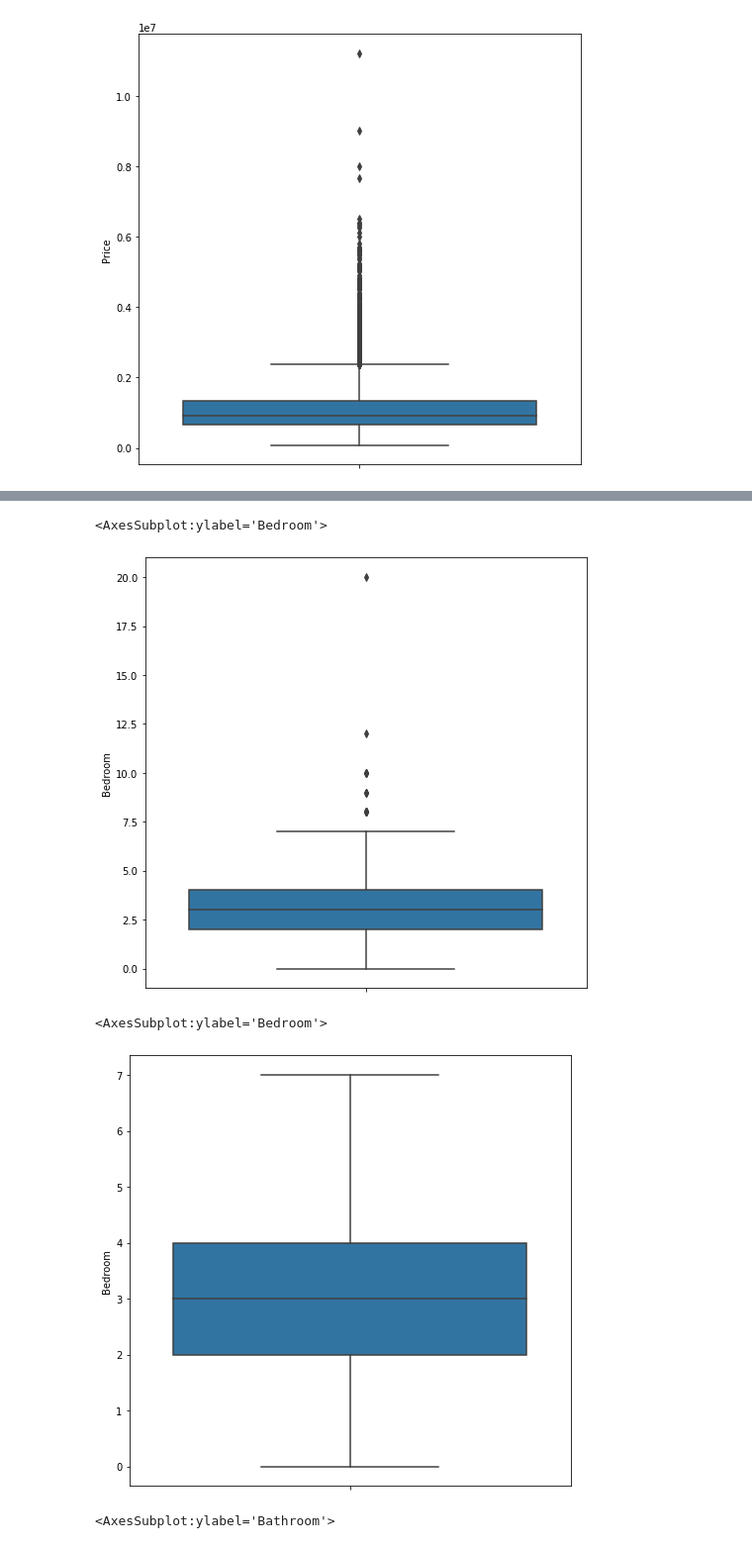
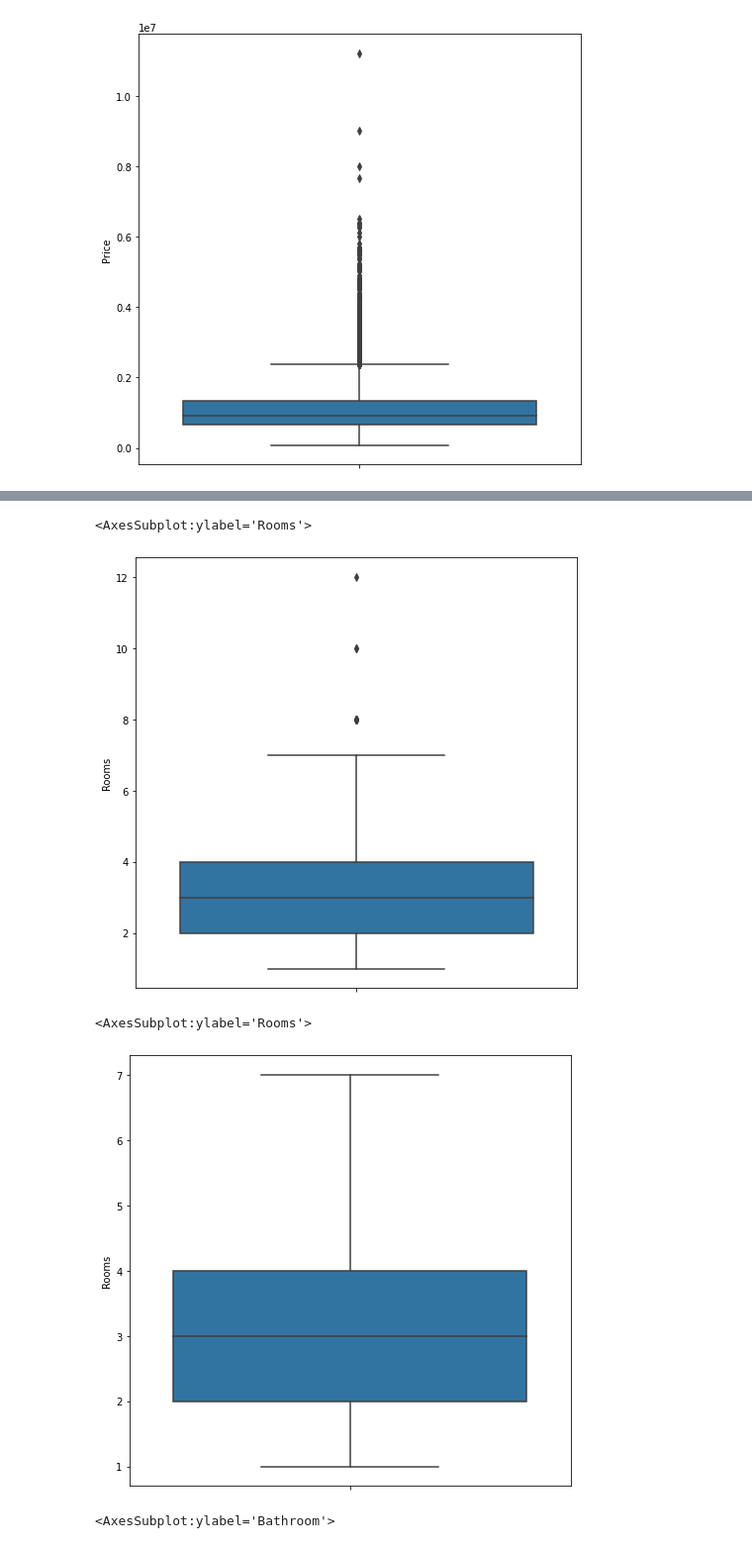
Before and after one commit to yawavi92/ML-Housing_price_predection, a Jupyter notebook: melbourne_housing_data.ipynb, the cells around one changed output, grey strips where cells are left out. Shown at 99% size. Drawn from its saved outputs; the diff is of its cells as text; code cells hidden in the pictures.

```diff
--- a/melbourne_housing_data.ipynb
+++ b/melbourne_housing_data.ipynb
@@ -198,6 +106,8 @@ melbourne_df.dropna(inplace = True)
+# %%
+# check duplicate value
+melbourne_df.drop_duplicates(inplace = True)
 # %%
 # change format
 melbourne_df['Date'] = pd.to_datetime(melbourne_df['Date'])
-melbourne_df['Date_year'] = melbourne_df['Date'].dt.year
+melbourne_df['year'] = melbourne_df['Date'].dt.year
 melbourne_df.drop(['Date'], axis = 1, inplace = True)
-melbourne_df
@@ -217,0 +121,4 @@ melbourne_df
+# %%
+# Base on the heatmap the dropping of some columns are needed
+melbourne_df.drop(['Postcode', 'year', 'Land Size', 'Property Count'], axis=1, inplace=True)
+melbourne_df
@@ -253,13 +186,13 @@ sns.boxplot(y="Price", data=melbourne_df)
 [figure]
 # %%
 # # Price outliers
-# finding_outliers(melbourne_df, "Price").sort_values("Price")
+finding_outliers(melbourne_df, "Price").sort_values("Price")
 
-# # For price
-# iqr_price = melbourne_df["Price"].quantile(0.75) - melbourne_df["Price"].quantile(0.25)
-# melbourne_df["Price"].quantile(0.75) + 1.5 * iqr_price
-# melbourne_df.loc[(finding_outliers(melbourne_df, "Price").index, "Price")] = melbourne_df["Price"].quantile(0.75) + 1.5 * iqr_price
+# For price
+iqr_price = melbourne_df["Price"].quantile(0.75) - melbourne_df["Price"].quantile(0.25)
+melbourne_df["Price"].quantile(0.75) + 1.5 * iqr_price
+melbourne_df.loc[(finding_outliers(melbourne_df, "Price").index, "Price")] = melbourne_df["Price"].quantile(0.75) + 1.5 * iqr_price
 
-# # Price boxplot
-# plt.figure(figsize=(8,8))
-# sns.boxplot(y="Price", data=melbourne_df)
+# Price boxplot
+plt.figure(figsize=(8,8))
+sns.boxplot(y="Price", data=melbourne_df)
@@ -266,25 +202,25 @@ sns.boxplot(y="Price", data=melbourne_df)
 # %%
-# Bedroom boxplot
+# rooms boxplot
 plt.figure(figsize=(8,8))
-sns.boxplot(y="Bedroom", data=melbourne_df)
+sns.boxplot(y="Rooms", data=melbourne_df)
 # %% [output]
-<AxesSubplot:ylabel='Bedroom'>
+<AxesSubplot:ylabel='Rooms'>
-[figure, old version]
+[figure, new version]
 # %%
-# Bedroom outliers
-finding_outliers(melbourne_df, "Bedroom").sort_values("Bedroom")
+# room outliers
+finding_outliers(melbourne_df, "Rooms").sort_values("Rooms")
 
 # For price
-iqr_price = melbourne_df["Bedroom"].quantile(0.75) - melbourne_df["Bedroom"].quantile(0.25)
-melbourne_df["Bedroom"].quantile(0.75) + 1.5 * iqr_price
-melbourne_df.loc[(finding_outliers(melbourne_df, "Bedroom").index, "Bedroom")] = melbourne_df["Bedroom"].quantile(0.75) + 1.5 * iqr_price
+iqr_price = melbourne_df["Rooms"].quantile(0.75) - melbourne_df["Rooms"].quantile(0.25)
+melbourne_df["Rooms"].quantile(0.75) + 1.5 * iqr_price
+melbourne_df.loc[(finding_outliers(melbourne_df, "Rooms").index, "Rooms")] = melbourne_df["Rooms"].quantile(0.75) + 1.5 * iqr_price
 
-# Bedroom boxplot
+# room boxplot
 plt.figure(figsize=(8,8))
-sns.boxplot(y="Bedroom", data=melbourne_df)
+sns.boxplot(y="Rooms", data=melbourne_df)
 # %% [output]
-<AxesSubplot:ylabel='Bedroom'>
+<AxesSubplot:ylabel='Rooms'>
-[figure, old version]
+[figure, new version]
 # %%
 # Bathroom boxplot
 plt.figure(figsize=(8,8))
```
Also changed, not shown: parts of 76 cells of this notebook, 13 other files.
